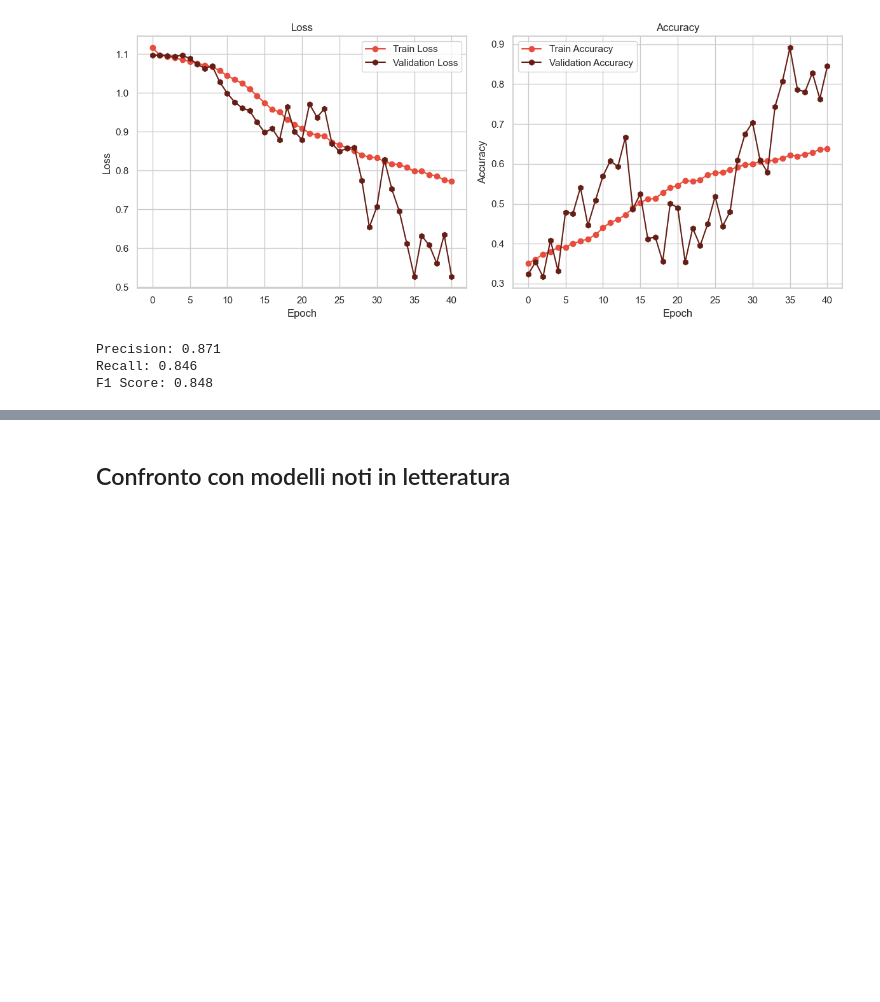
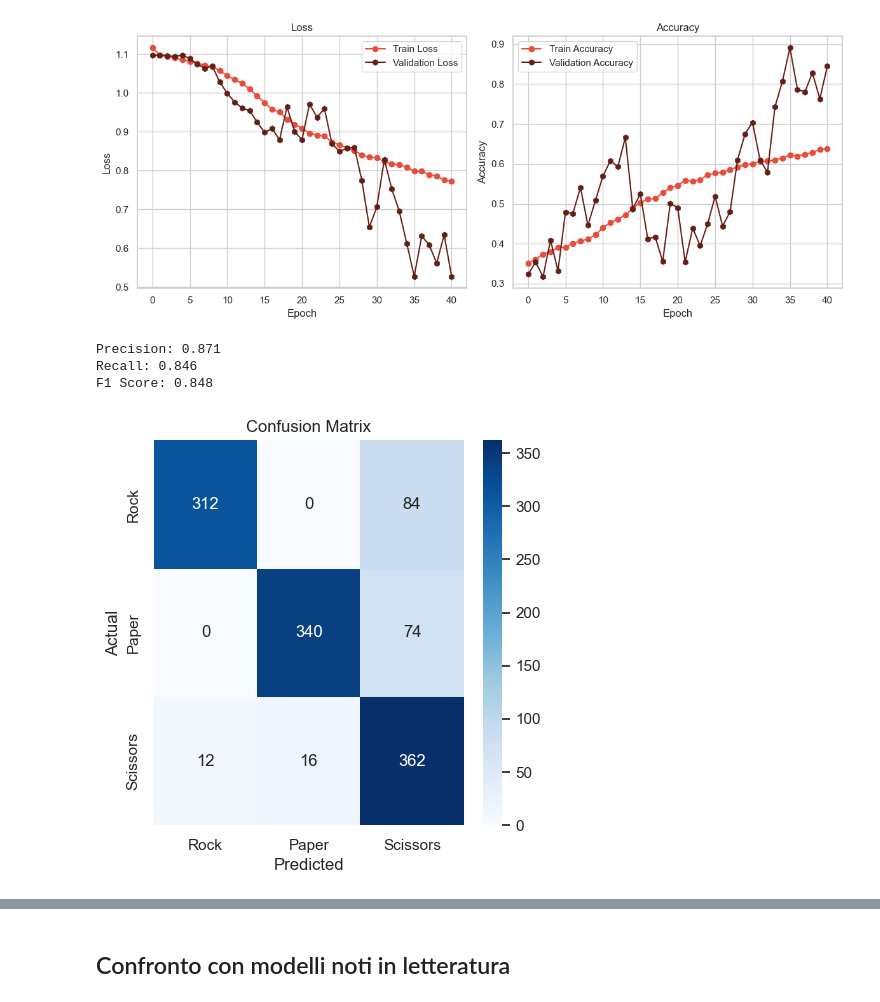
Before and after one commit to nameisalfio/RPS_Classifier, a Jupyter notebook: project.ipynb, the cells around one changed output, grey strips where cells are left out. Saved outputs shown, nothing was run; the diff lists cells and outputs as text; code cells hidden in the pictures; blank space fills up the shorter version.

Commit message:
Confusion matrix, Prec-Rec curves

```diff
--- a/project.ipynb
+++ b/project.ipynb
@@ -686,3 +740,20 @@ print(f"F1 Score: {f1:.3f}")
 Precision: 0.871
 Recall: 0.846
 F1 Score: 0.848
+# %%
+def print_confusion_matrix(conf_matrix, class_names, file_path=None):
+    fig, ax = plt.subplots(figsize=(5, 5))
+    sns.heatmap(conf_matrix, annot=True, fmt="d", cmap="Blues", ax=ax, xticklabels=class_names, yticklabels=class_names)
+    plt.ylabel('Actual')
+    plt.xlabel('Predicted')
+    plt.title('Confusion Matrix')
+    if file_path:
+        plt.savefig(file_path)
+    plt.show()
+
+cm = rps_classifier.confusion_matrix(test_loader)
+class_names = ['Rock', 'Paper', 'Scissors']
+
+print_confusion_matrix(cm, class_names, f'plots/{exp_name}_confusion_matrix.png')
+# %% [output]
+[figure, added]
```
Also changed, not shown: parts of 19 cells of this notebook, 11 other files.
